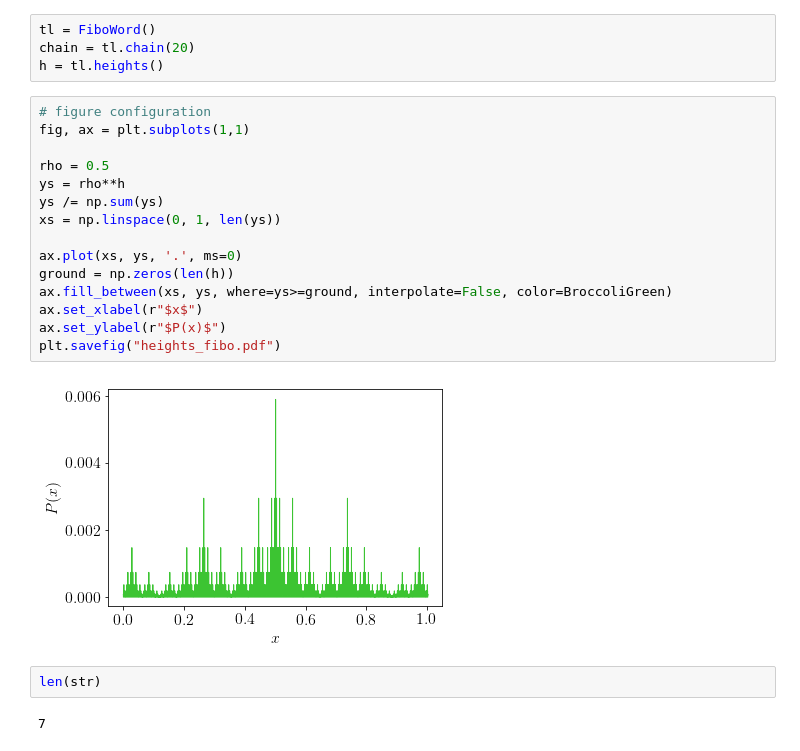
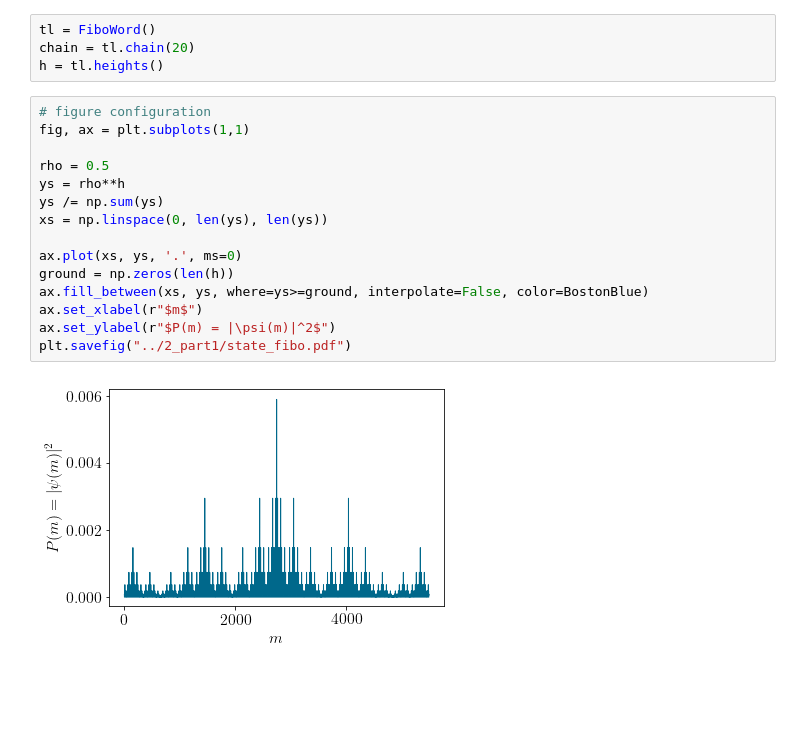
Before and after one commit to Yukee/talks, a Jupyter notebook: 2017 PhD Defense/img/1_intro/1D fractal wavefunction.ipynb, the cells around one changed output. Drawn from its saved outputs; the diff is of its cells as text; blank space fills up the shorter version.

```diff
--- a/2017 PhD Defense/img/1_intro/1D fractal wavefunction.ipynb
+++ b/2017 PhD Defense/img/1_intro/1D fractal wavefunction.ipynb
@@ -101,21 +101,17 @@ h = tl.heights()
 # %%
 # figure configuration
 fig, ax = plt.subplots(1,1)
 
 rho = 0.5
 ys = rho**h
 ys /= np.sum(ys)
-xs = np.linspace(0, 1, len(ys))
+xs = np.linspace(0, len(ys), len(ys))
 
 ax.plot(xs, ys, '.', ms=0)
 ground = np.zeros(len(h))
-ax.fill_between(xs, ys, where=ys>=ground, interpolate=False, color=BroccoliGreen)
-ax.set_xlabel(r"$x$")
-ax.set_ylabel(r"$P(x)$")
-plt.savefig("heights_fibo.pdf")
+ax.fill_between(xs, ys, where=ys>=ground, interpolate=False, color=BostonBlue)
+ax.set_xlabel(r"$m$")
+ax.set_ylabel(r"$P(m) = |\psi(m)|^2$")
+plt.savefig("../2_part1/state_fibo.pdf")
 # %% [output]
-[figure, old version]
+[figure, new version]
-# %%
-len(str)
-# %% [output]
-7
```
Also changed, not shown: parts of 1 cell of this notebook, 11 other files.
